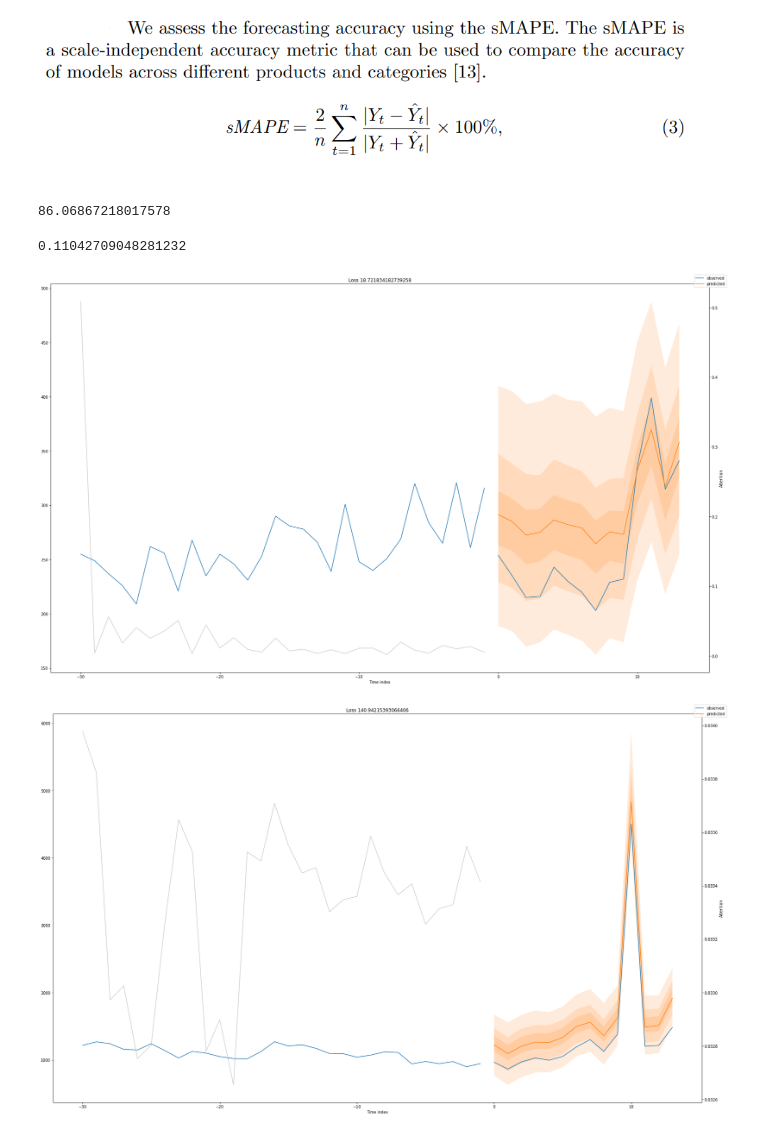
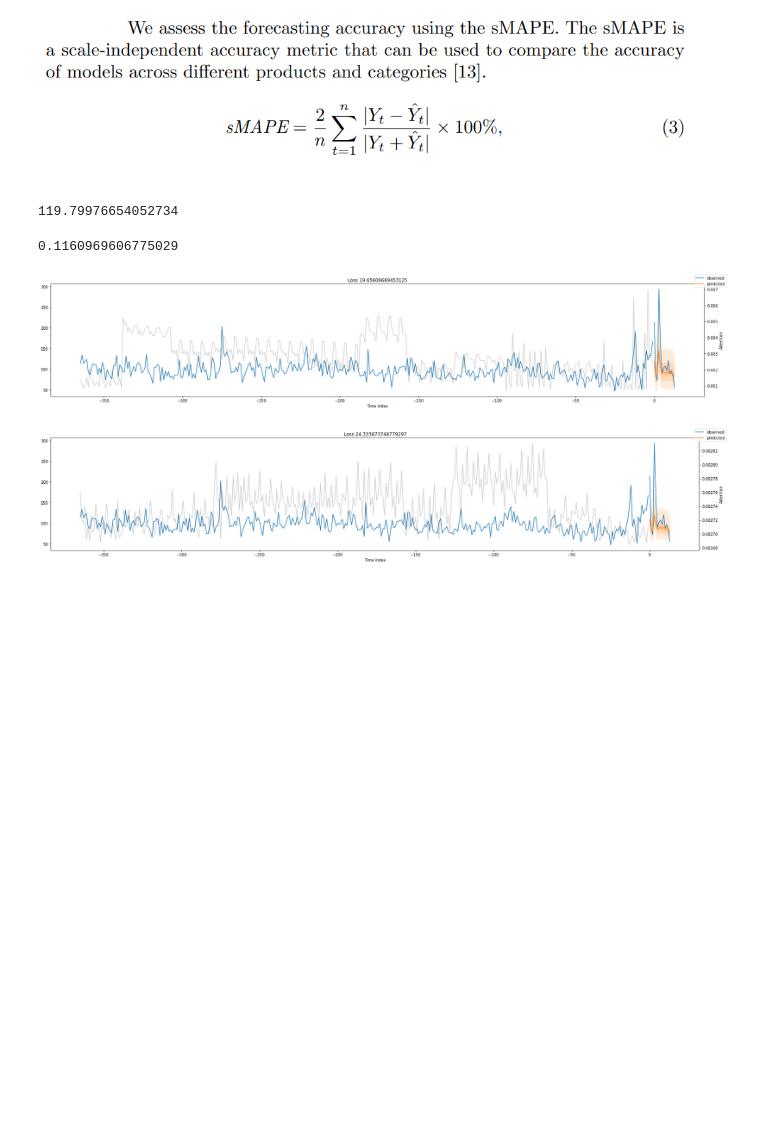
Before and after one commit to MohammadSakhnini/PageView_Prediction, a Jupyter notebook: Transformer/transformer.ipynb, the cells around one changed output. Drawn from its saved outputs; the diff is of its cells as text; code cells hidden in the pictures; blank space fills up the shorter version.

```diff
--- a/Transformer/transformer.ipynb
+++ b/Transformer/transformer.ipynb
@@ -202,7 +202,7 @@ suggested learning rate: 1.1220184543019632e-05
 [figure]
 # %%
 l_r = 1.1220184543019632e-05
-path = "tft_model_hidden16_oneYear_newIndex.pth"
+path = "Transformer/tft_model_hidden16_oneYear_newIndex.pth"
 
 
 early_stop_callback = EarlyStopping(monitor="val_loss", min_delta=1e-4, patience=10, verbose=False, mode="min")
@@ -247,7 +247,7 @@ else:
 
 print(f"Number of parameters in network: {tft.size()/1e3:.1f}k")
 
-torch.save(tft.state_dict(),path)
+#torch.save(tft.state_dict(),path)
 # %% [output]
 GPU available: True (cuda), used: True
 TPU available: False, using: 0 TPU cores
@@ -305,7 +303,7 @@ LOCAL_RANK: 0 - CUDA_VISIBLE_DEVICES: [0]
 # load the best model according to the validation loss
 # (given that we use early stopping, this is not necessarily the last epoch)
 best_model_path = trainer.checkpoint_callback.best_model_path
-path = "Transformer/hidden6_oneMonth\epoch=49.ckpt"
+path = "Transformer/hidden_16_oneYear_new/epoch=43.ckpt"
 best_tft = TemporalFusionTransformer.load_from_checkpoint(path)
 # %% [markdown]
 ![image.png](embedded-picture-1)
@@ -327,26 +325,29 @@ actuals = torch.cat([y[0] for x, y in iter(val_dataloader)])
 predictions = best_tft.predict(val_dataloader)
 (actuals - predictions).abs().mean().item()
 # %% [output]
-86.06867218017578
+119.79976654052734
 # %%
 # calculate sMAPE on validation set.
 target = actuals.numpy()
 forecast = predictions.numpy()
 smape(target, forecast)
 # %% [output]
-0.11042709048281232
+0.1160969606775029
 # %%
 # raw predictions are a dictionary from which all kind of information including quantiles can be extracted
-raw_predictions, x = best_tft.predict(val_dataloader, mode="raw", return_x=True)
+best_raw_predictions, best_x = best_tft.predict(val_dataloader, mode="raw", return_x=True)
+raw_predictions, x = tft.predict(val_dataloader, mode="raw", return_x=True)
 # %%
 # calculate metric by which to display
 from pylab import rcParams
-rcParams['figure.figsize'] = 25, 15
-
+rcParams['figure.figsize'] = 25, 5
 predictions = best_tft.predict(val_dataloader)
 mean_losses = SMAPE(reduction="none")(predictions, actuals).mean(1)
-for idx in np.random.randint(0,50,size=5):  # plot 20 examples
-    best_tft.plot_prediction(x, raw_predictions, idx=idx, add_loss_to_title=True)
+# for idx in np.random.randint(0,50,size=5):  # plot 20 examples
+#     best_tft.plot_prediction(x, raw_predictions, idx=idx, add_loss_to_title=True)
+idx = 9
+best_tft.plot_prediction(best_x, best_raw_predictions, idx=idx, add_loss_to_title=True)
+tft.plot_prediction(x, raw_predictions, idx=idx, add_loss_to_title=True)
 # %% [output]
-[figure, old version]
+[figure, new version]
-[figure, old version]
+[figure, new version]
```
Also changed, not shown: parts of 6 cells of this notebook, 1 other file.
